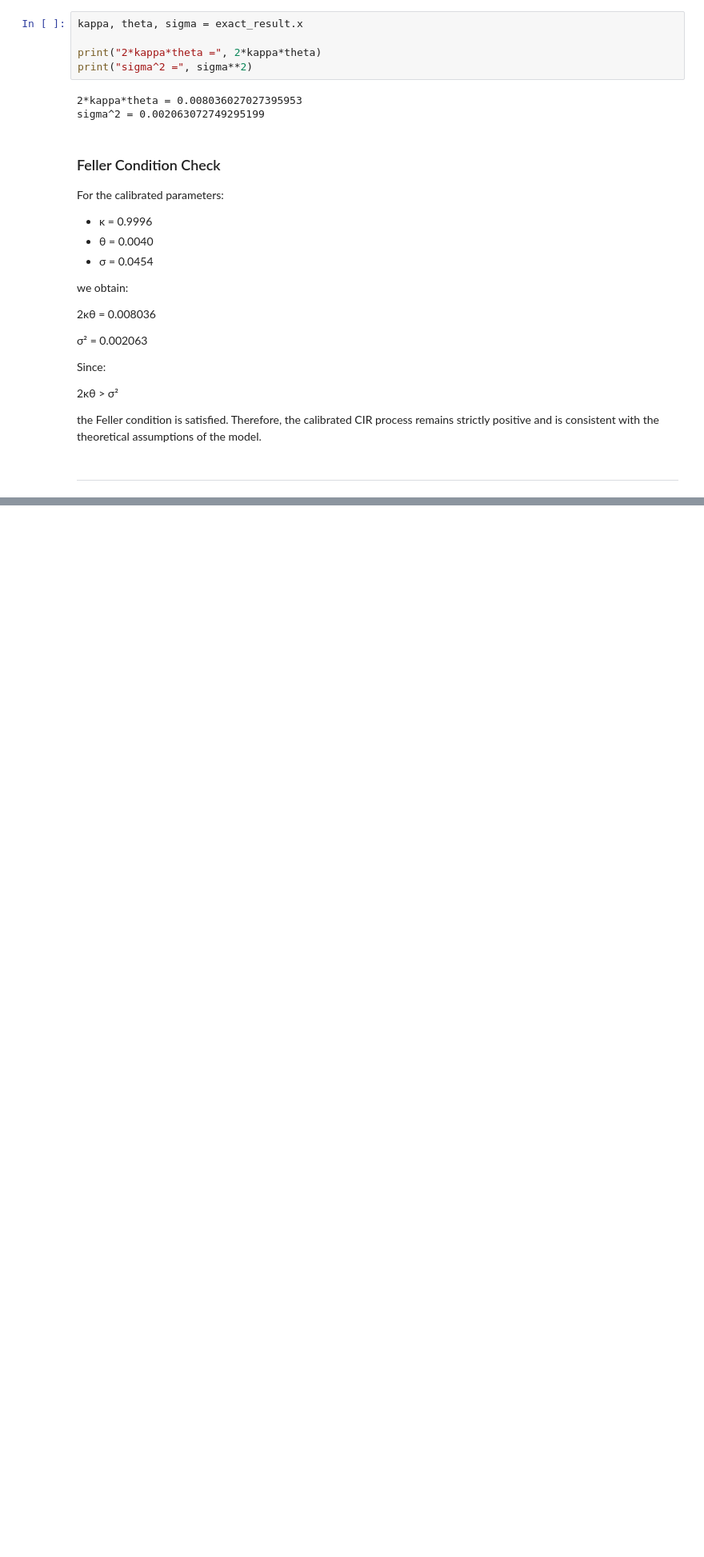
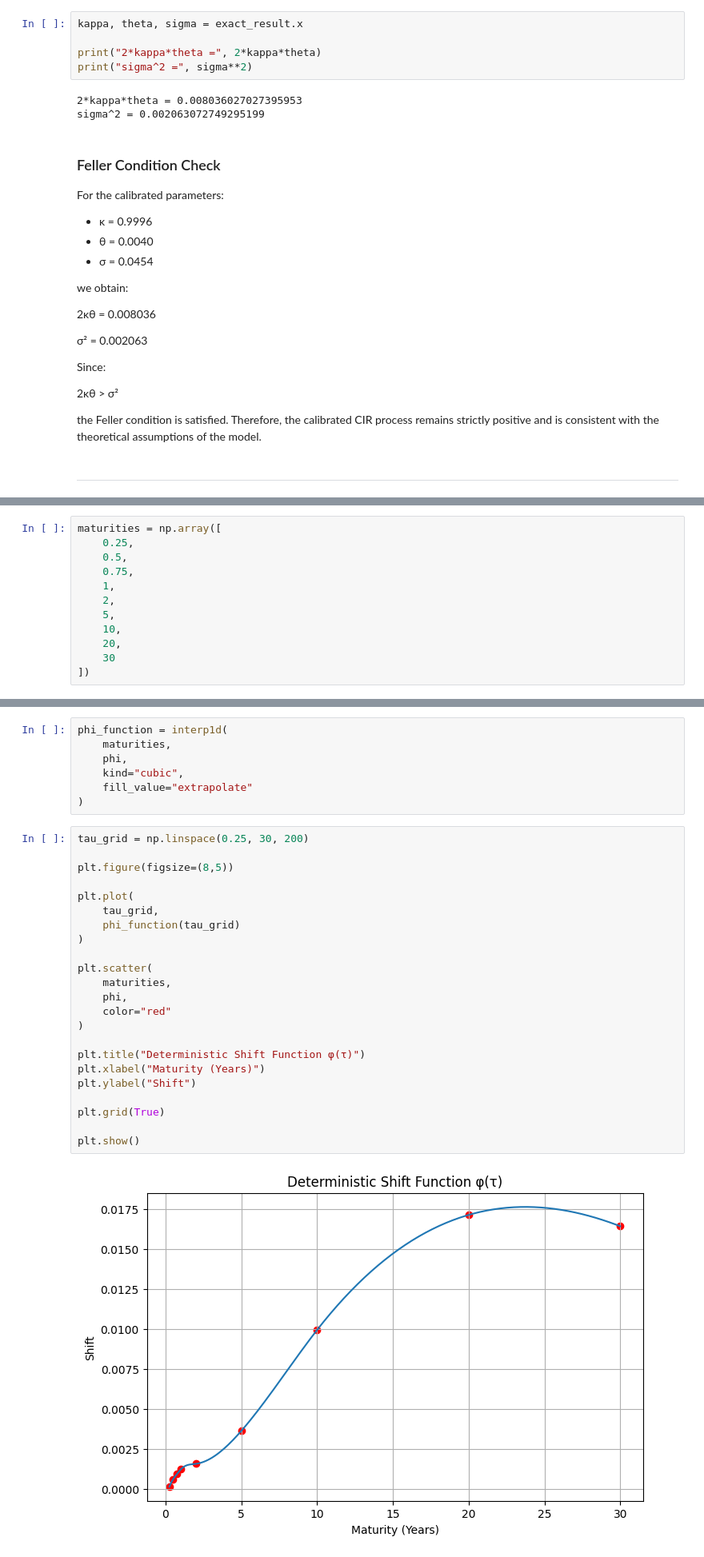
Before and after one commit to agcode-maker/cir-yield-curve-modeling, a Jupyter notebook: notebooks/CIR_Project.ipynb, the cells around one changed output, grey strips where cells are left out. Shown at 80% size. Saved outputs shown, nothing was run; the diff lists cells and outputs as text; blank space fills up the shorter version.

```diff
--- a/notebooks/CIR_Project.ipynb
+++ b/notebooks/CIR_Project.ipynb
@@ -417,0 +495,12 @@ the Feller condition is satisfied. Therefore, the calibrated CIR process remains
+# %%
+maturities = np.array([
+    0.25,
+    0.5,
+    0.75,
+    1,
+    2,
+    5,
+    10,
+    20,
+    30
+])
@@ -417,0 +752,32 @@ the Feller condition is satisfied. Therefore, the calibrated CIR process remains
+# %%
+phi_function = interp1d(
+    maturities,
+    phi,
+    kind="cubic",
+    fill_value="extrapolate"
+)
+# %%
+tau_grid = np.linspace(0.25, 30, 200)
+
+plt.figure(figsize=(8,5))
+
+plt.plot(
+    tau_grid,
+    phi_function(tau_grid)
+)
+
+plt.scatter(
+    maturities,
+    phi,
+    color="red"
+)
+
+plt.title("Deterministic Shift Function φ(τ)")
+plt.xlabel("Maturity (Years)")
+plt.ylabel("Shift")
+
+plt.grid(True)
+
+plt.show()
+# %% [output]
+[figure, added]
```
Also changed, not shown: parts of 61 cells of this notebook.
